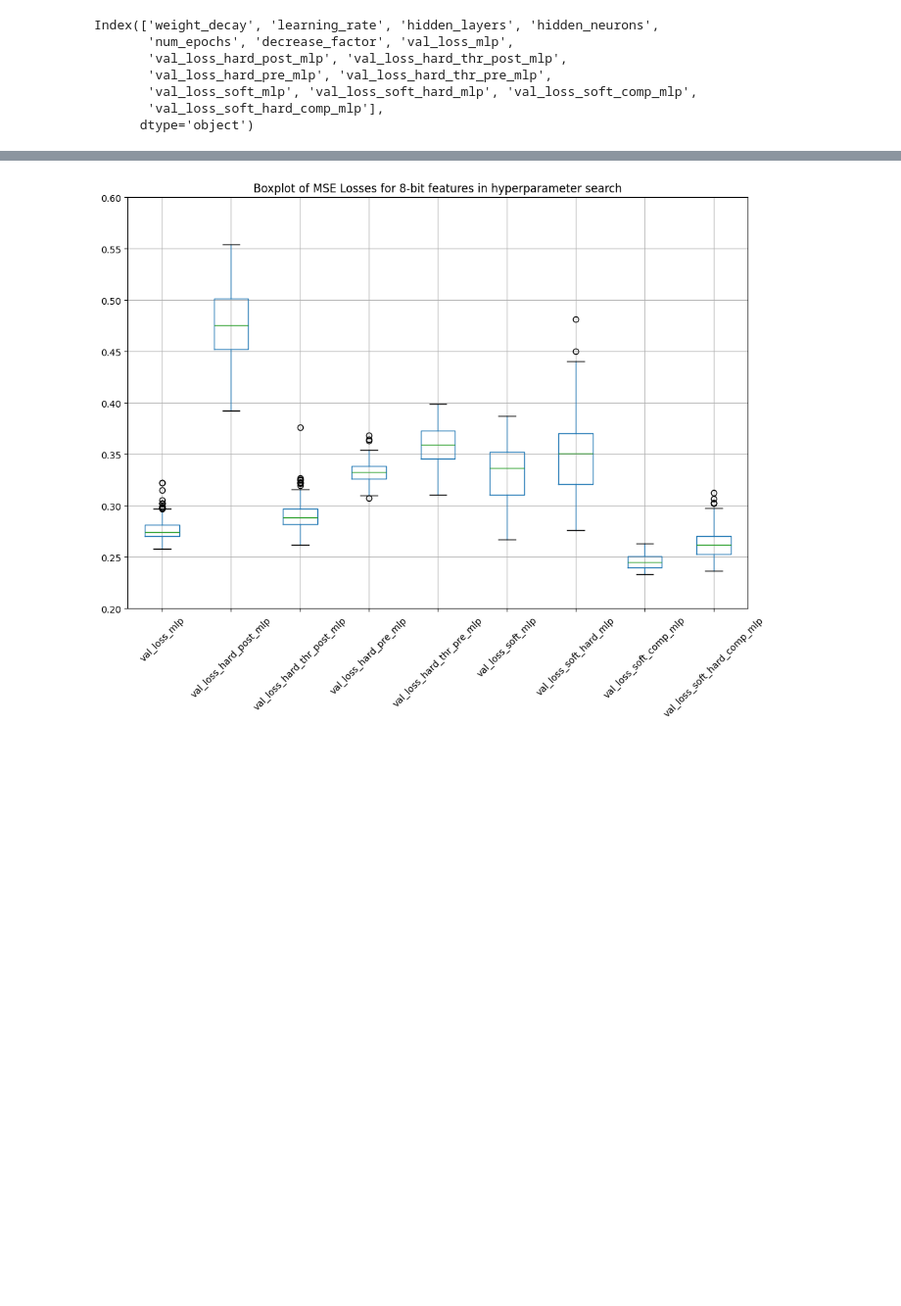
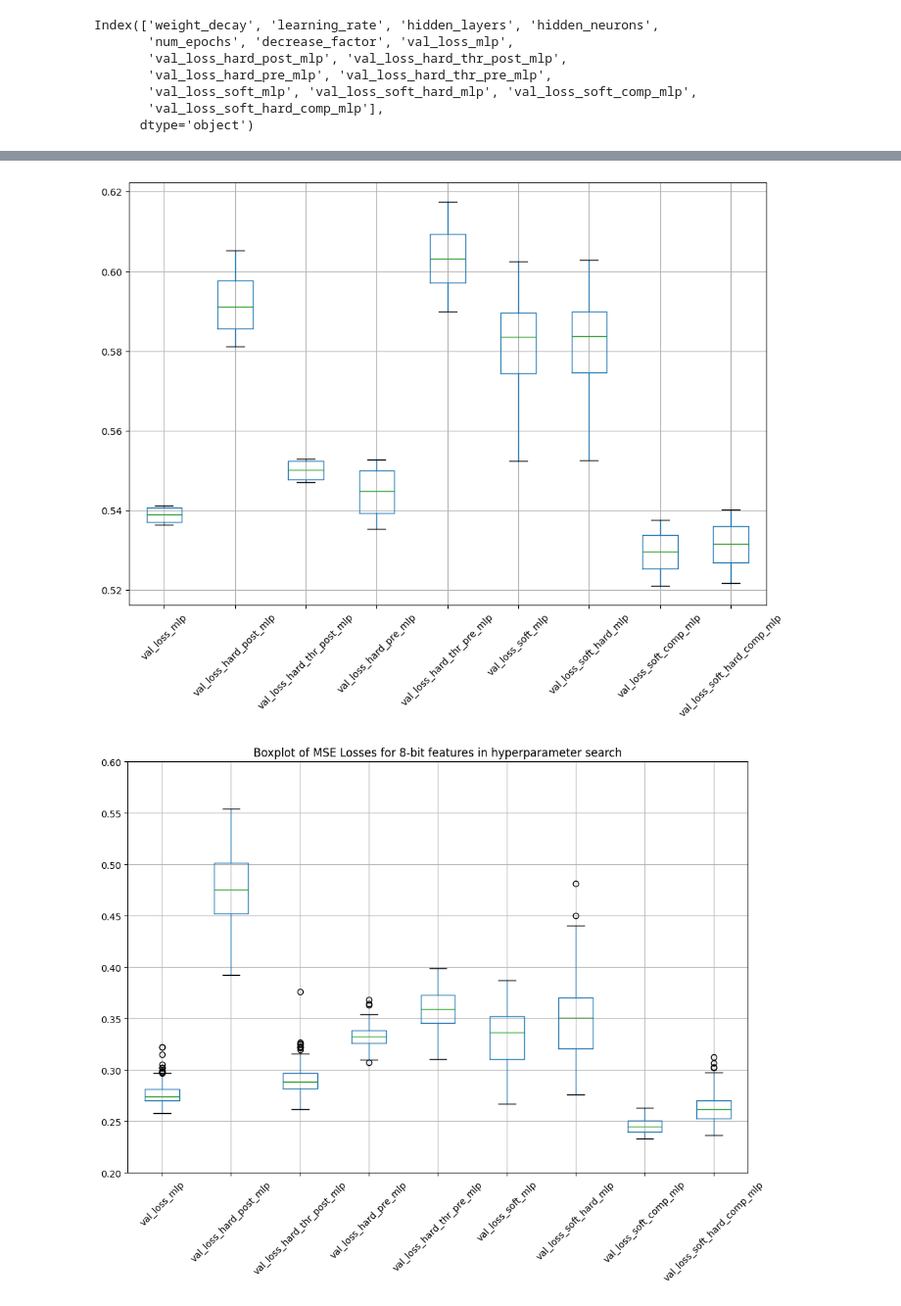
Before and after one commit to kschr40/FeatureCompression, a Jupyter notebook: notebooks/analyse_results.ipynb, the cells around one changed output, grey strips where cells are left out. Shown at 98% size. Cells and saved outputs as stored; diff of their text form; code cells hidden in the pictures; blank space fills up the shorter version.

```diff
--- a/notebooks/analyse_results.ipynb
+++ b/notebooks/analyse_results.ipynb
@@ -44,3 +101,9 @@ plt.show()
+# %%
+df.groupby('hidden_layers').mean().boxplot(column=loss_columns, figsize=(12, 8))
+plt.xticks(rotation=45)
+plt.show()
+# %% [output]
+[figure, added]
 # %%
 path = 'results/California_Housing/random_search_results_all_best_val_losses.csv'
 df_8bit = pd.read_csv(path)
```
Also changed, not shown: parts of 13 cells of this notebook, 1 other file.
